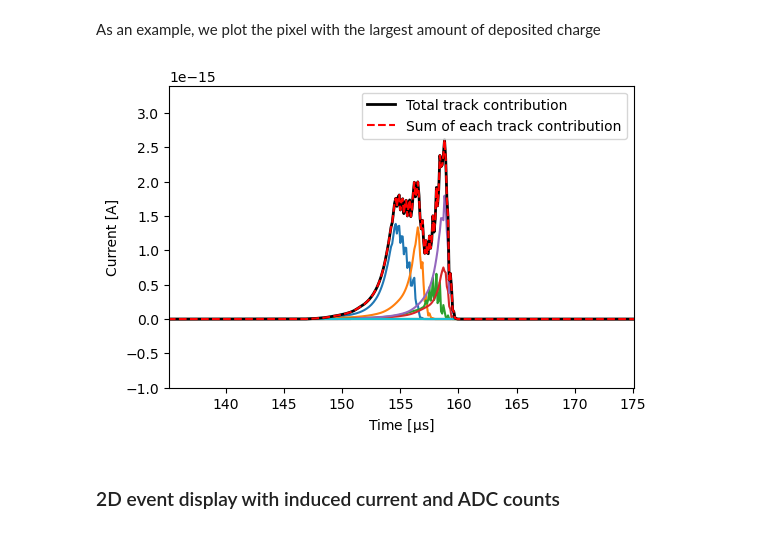
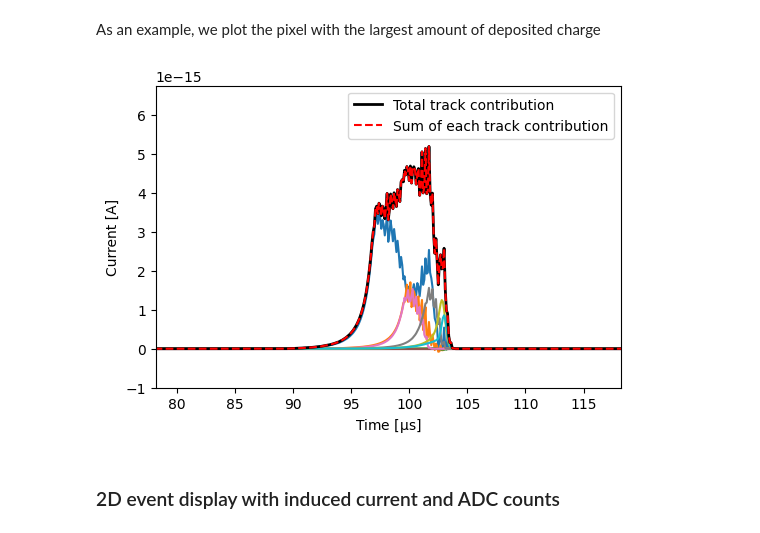
Before and after one commit to DUNE/larnd-sim, a Jupyter notebook: examples/ndlarmod_example.ipynb, the cells around one changed output. Cells and saved outputs as stored; diff of their text form; code cells hidden in the pictures.

Commit message:
fixed pixel response

```diff
--- a/examples/ndlarmod_example.ipynb
+++ b/examples/ndlarmod_example.ipynb
@@ -31,6 +31,6 @@ from tqdm.notebook import tqdm
 from larndsim import consts
 import importlib
 importlib.reload(consts)
-consts.load_detector_properties("/global/homes/k/kwood/dunend/software/test_ndlarmod/larnd-sim/larndsim/detector_properties/ndlar-module.yaml","/global/homes/k/kwood/dunend/software/test_ndlarmod/larnd-sim/larndsim/pixel_layouts/multi_tile_layout-3.0.40.yaml")
+consts.load_detector_properties("../larndsim/detector_properties/ndlar-module.yaml","../larndsim/pixel_layouts/multi_tile_layout-3.0.40.yaml")
 
 from larndsim import quenching, drifting, detsim, pixels_from_track, fee
@@ -55,3 +37,2 @@ Generate <class 'larpix.configuration.configuration_v2b.Configuration_v2b'>.v_cm
 # %%
-response = cp.load('larndsim/response_44.npy')
-print(response)
+response = cp.load('../larndsim/response_38.npy')
@@ -78,6 +41,6 @@ resp### Dataset import
 First of all we load the `edep-sim` output. For this sample we need to invert $z$ and $y$ axes.
 # %%
-with h5py.File('/global/homes/k/kwood/dunend/software/test_ndlarmod/larnd-sim/inputs/LAr.neutrino.100.edep.h5', 'r') as f:
+with h5py.File('../inputs/LAr.neutrino.100.edep.h5', 'r') as f:
     tracks = np.array(f['segments'])
 
 x_start = np.copy(tracks['x_start'] )
@@ -92,7 +55,7 @@ tracks['z_start'] = x_start
 tracks['z_end'] = x_end
 tracks['z'] = x
 
-selected_tracks = tracks[:20]
+selected_tracks = tracks[:200]
 # %% [markdown]
 ### Quenching and drifting
 We calculate the number of electrons after recombination (`quenching` module) and the position and number of electrons after drifting (`drifting` module).
@@ -401,18 +343,18 @@ As an example, we plot the pixel with the largest amount of deposited charge
 largest_pix = np.argmax(pixels_signals.sum(axis=1)).get()
 # %%
 fig,ax=plt.subplots(1,1)
-current = pixels_signals[largest_pix][:2001].get()
-ax.plot(consts.time_ticks,pixels_tracks_signals[largest_pix][:2001].get())
+current = pixels_signals[largest_pix][:3201].get()
+ax.plot(consts.time_ticks,pixels_tracks_signals[largest_pix][:3201].get())
 ax.plot(consts.time_ticks,current,label='Total track contribution',c='k',lw=2)
-ax.plot(consts.time_ticks,np.sum(pixels_tracks_signals[largest_pix][:2001].get(),axis=1),c='r',ls='--',label='Sum of each track contribution')
+ax.plot(consts.time_ticks,np.sum(pixels_tracks_signals[largest_pix][:3201].get(),axis=1),c='r',ls='--',label='Sum of each track contribution')
 start_time = np.nonzero(current)[0][0]
 ax.set_xlim(consts.time_ticks[start_time]-10,consts.time_ticks[start_time]+30)
 ax.set_xlabel(r"Time [$\mathrm{\mu}$s]")
 ax.set_ylabel(r"Current [A]")
 ax.set_ylim(-0.1e-14, max(current)*1.3)
 _=ax.legend()
 # %% [output]
-[figure, old version]
+[figure, new version]
 # %% [markdown]
 ### 2D event display with induced current and ADC counts
 # %%
```
Also changed, not shown: parts of 12 cells of this notebook, 2 other files.
